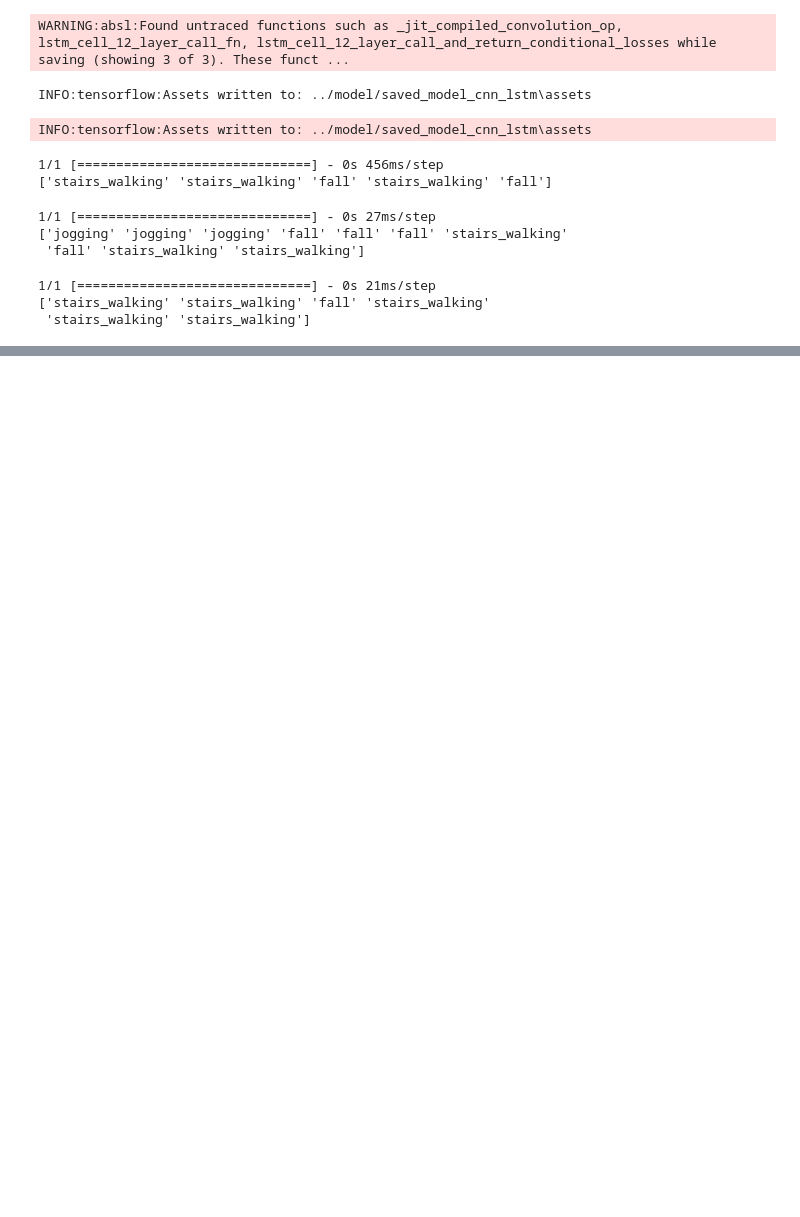
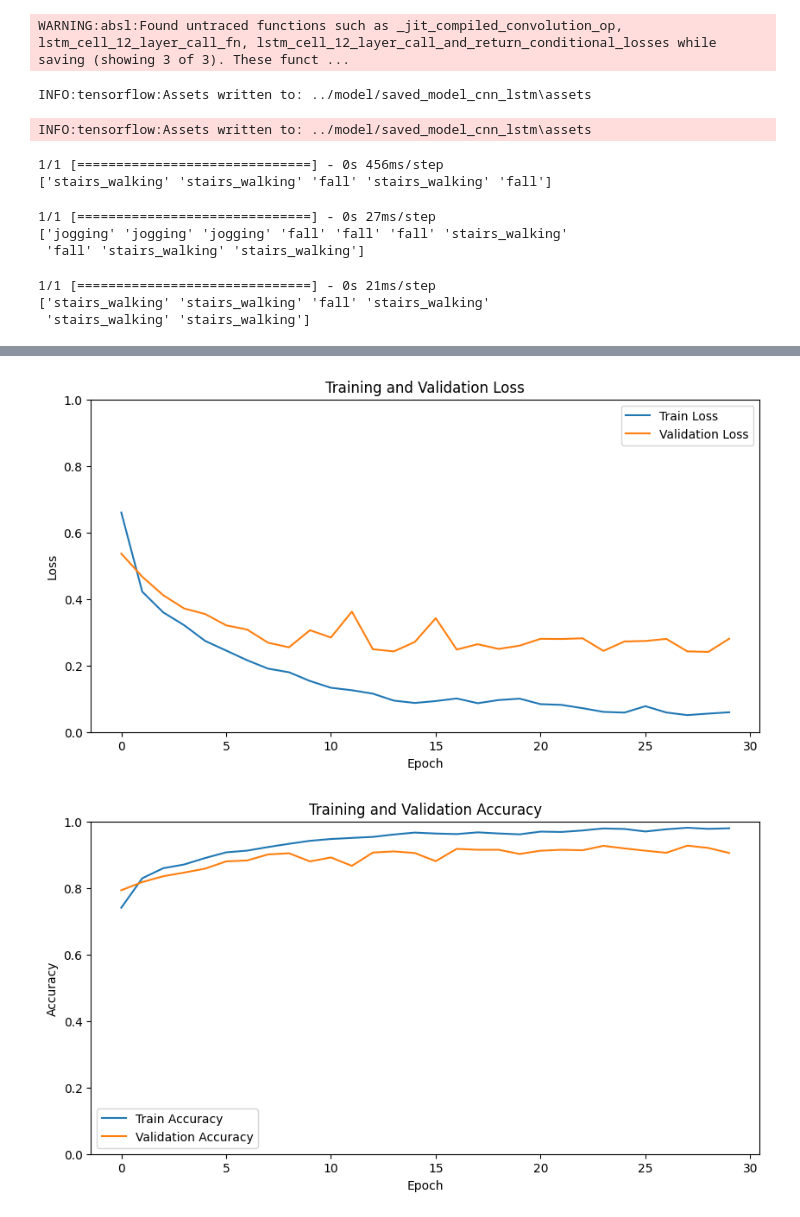
Before and after one commit to DANU011/TensorFlow, a Jupyter notebook: DA/7주차/notebooks/model_SisFall_cnn_lstm.ipynb, the cells around one changed output, grey strips where cells are left out. Drawn from its saved outputs; the diff is of its cells as text; code cells hidden in the pictures; blank space fills up the shorter version.

```diff
--- a/DA/7주차/notebooks/model_SisFall_cnn_lstm.ipynb
+++ b/DA/7주차/notebooks/model_SisFall_cnn_lstm.ipynb
@@ -335,0 +439,33 @@ print(predicted_classes)
+# %%
+import matplotlib.pyplot as plt
+
+# Get the training history
+train_loss = history.history['loss']
+train_acc = history.history['accuracy']
+val_loss = history.history['val_loss']
+val_acc = history.history['val_accuracy']
+
+# Plot the training and validation loss
+plt.figure(figsize=(10, 5))
+plt.plot(train_loss, label='Train Loss')
+plt.plot(val_loss, label='Validation Loss')
+plt.title('Training and Validation Loss')
+plt.xlabel('Epoch')
+plt.ylabel('Loss')
+plt.legend()
+plt.ylim([0, 1])
+plt.show()
+
+# Plot the training and validation accuracy
+plt.figure(figsize=(10, 5))
+plt.plot(train_acc, label='Train Accuracy')
+plt.plot(val_acc, label='Validation Accuracy')
+plt.title('Training and Validation Accuracy')
+plt.xlabel('Epoch')
+plt.ylabel('Accuracy')
+plt.legend()
+plt.ylim([0, 1])
+plt.show()
+# %% [output]
+[figure, added]
+[figure, added]
```
Also changed, not shown: parts of 1 cell of this notebook, 15 other files.
